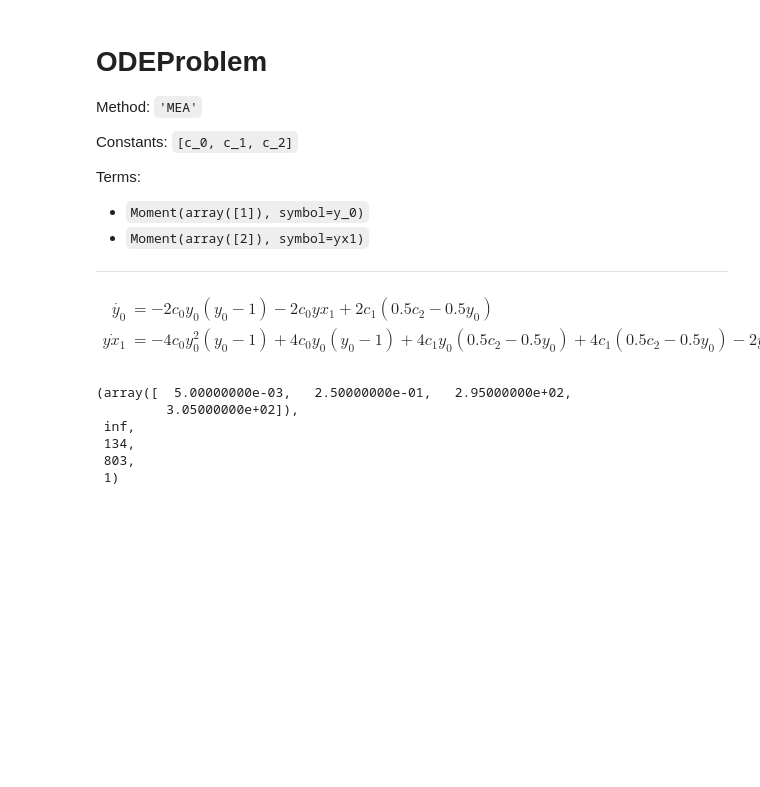
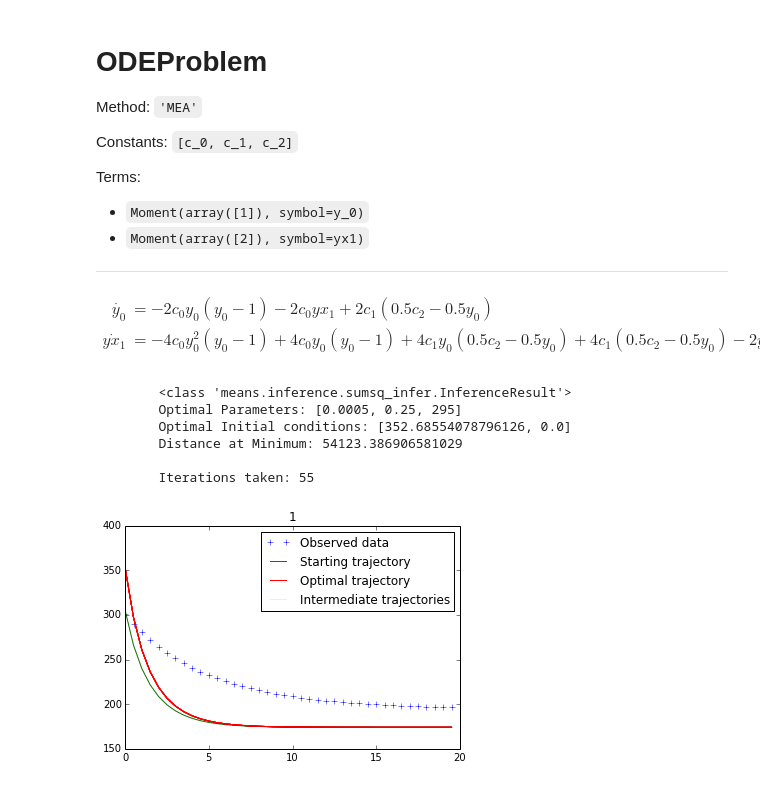
Before and after one commit to theosysbio/means, a Jupyter notebook: prototypes/examples/inference/Simple Inference Example.ipynb, the cells around one changed output. Drawn from its saved outputs; the diff is of its cells as text; code cells hidden in the pictures; blank space fills up the shorter version.

Commit message:
changes to __repr__ and changes to Simple Inference Example.ipynb

```diff
--- a/prototypes/examples/inference/Simple Inference Example.ipynb
+++ b/prototypes/examples/inference/Simple Inference Example.ipynb
@@ -53,24 +51,30 @@ parameter_range = [(0.001, 0), (0.5, 0), (330, 260)]
 # %%
 initial_conditions_range = [(320, 290)]
 # %%
-starting_parameters = [0.005, 0.25, 295]
-parameters_variability = [True, True, True]
-starting_initial_conditions = [305, 0]
-initial_conditions_variability = [True, False]
+starting_parameters = [0.0005, 0.25, 295]
+starting_initial_conditions = [305]
+# %%
+variable_parameters = {'c_0': (0, 0.001), 'c_1': (0, 0.5), 'c_2': (260, 330), 'y_0': (290, 320)}
+variable_parameters = ['y_0']
 # %%
-
 inference = means.inference.ParameterInference(problem,
-                                               zip(starting_parameters, parameters_variability),
-                                               zip(starting_initial_conditions, initial_conditions_variability),
-                                               parameter_range + initial_conditions_range,
+                                               starting_parameters,
+                                               starting_initial_conditions,
+                                               variable_parameters,
                                                observed_trajectory.timepoints,
                                                [observed_trajectory])
-# %%
-inference.infer()
-# %% [output]
-(array([  5.00000000e-03,   2.50000000e-01,   2.95000000e+02,
-         3.05000000e+02]),
- inf,
- 134,
- 803,
- 1)
+# %%
+inference_result = inference.infer()
+# %%
+inference_result
+# %% [output]
+        <class 'means.inference.sumsq_infer.InferenceResult'>
+        Optimal Parameters: [0.0005, 0.25, 295]
+        Optimal Initial conditions: [352.68554078796126, 0.0]
+        Distance at Minimum: 54123.386906581029
+
+        Iterations taken: 55
+# %%
+inference_result.plot(plot_intermediate_solutions=True)
+# %% [output]
+[figure, added]
```
Also changed, not shown: parts of 1 cell of this notebook, 1 other file.
